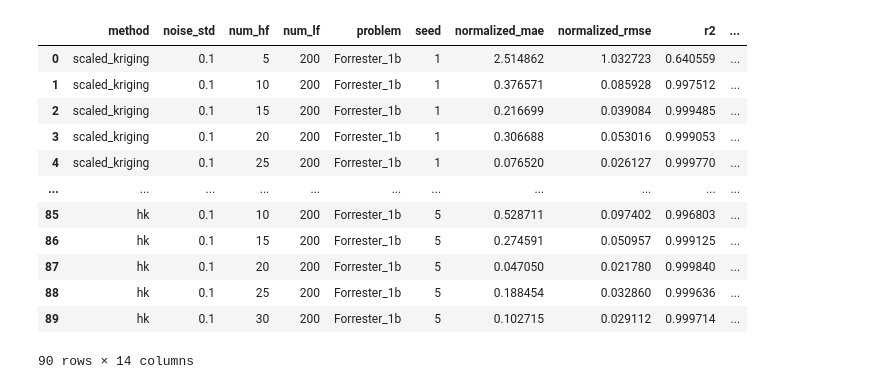
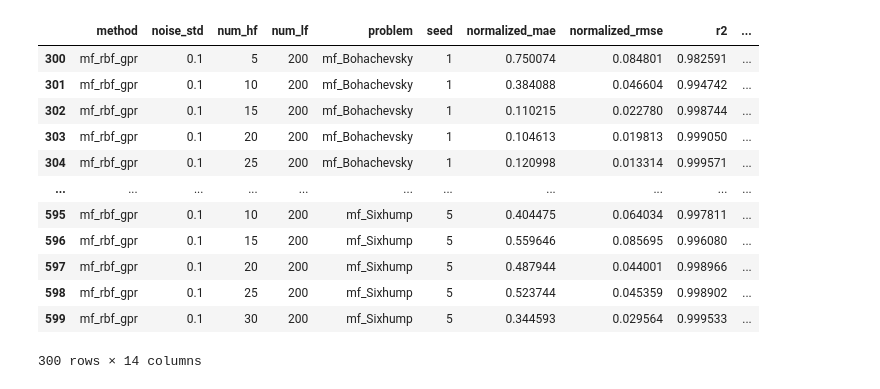
Before and after one commit to bessagroup/mfbml, a Jupyter notebook: studies/gpr_comprehensive_experiments/all_methods_noise/lf200/results_analysis_ablation.ipynb, the cells around one changed output. Saved outputs shown, nothing was run; the diff lists cells and outputs as text; code cells hidden in the pictures.

```diff
--- a/studies/gpr_comprehensive_experiments/all_methods_noise/lf200/results_analysis_ablation.ipynb
+++ b/studies/gpr_comprehensive_experiments/all_methods_noise/lf200/results_analysis_ablation.ipynb
@@ -14,19 +14,3 @@ outputs = pd.read_csv('exp_mf_rbf_gpr_results_output.csv', index_col=0)
 
 # merge the inputs and outputs
 results = pd.concat([inputs, outputs], axis=1)
-# %%
-results
-# %% [output]
-|  | method | noise_std | num_hf | num_lf | problem | seed | normalized_mae | normalized_rmse | r2 | ... |
-| 0 | scaled_kriging | 0.1 | 5 | 200 | Forrester_1b | 1 | 2.514862 | 1.032723 | 0.640559 | ... |
-| 1 | scaled_kriging | 0.1 | 10 | 200 | Forrester_1b | 1 | 0.376571 | 0.085928 | 0.997512 | ... |
-| 2 | scaled_kriging | 0.1 | 15 | 200 | Forrester_1b | 1 | 0.216699 | 0.039084 | 0.999485 | ... |
-| 3 | scaled_kriging | 0.1 | 20 | 200 | Forrester_1b | 1 | 0.306688 | 0.053016 | 0.999053 | ... |
-| 4 | scaled_kriging | 0.1 | 25 | 200 | Forrester_1b | 1 | 0.076520 | 0.026127 | 0.999770 | ... |
-| ... | ... | ... | ... | ... | ... | ... | ... | ... | ... | ... |
-| 85 | hk | 0.1 | 10 | 200 | Forrester_1b | 5 | 0.528711 | 0.097402 | 0.996803 | ... |
-| 86 | hk | 0.1 | 15 | 200 | Forrester_1b | 5 | 0.274591 | 0.050957 | 0.999125 | ... |
-| 87 | hk | 0.1 | 20 | 200 | Forrester_1b | 5 | 0.047050 | 0.021780 | 0.999840 | ... |
-| 88 | hk | 0.1 | 25 | 200 | Forrester_1b | 5 | 0.188454 | 0.032860 | 0.999636 | ... |
-| 89 | hk | 0.1 | 30 | 200 | Forrester_1b | 5 | 0.102715 | 0.029112 | 0.999714 | ... |
-90 rows × 14 columns
@@ -38,3 +24,19 @@ cokriging_results = results[results['method'] == 'cokriging']
 hk_results = results[results['method'] == 'hk']
 scaled_kriging_results = results[results['method']
                                  == 'scaled_kriging']
+# %%
+mf_rbf_gpr_results
+# %% [output]
+|  | method | noise_std | num_hf | num_lf | problem | seed | normalized_mae | normalized_rmse | r2 | ... |
+| 300 | mf_rbf_gpr | 0.1 | 5 | 200 | mf_Bohachevsky | 1 | 0.750074 | 0.084801 | 0.982591 | ... |
+| 301 | mf_rbf_gpr | 0.1 | 10 | 200 | mf_Bohachevsky | 1 | 0.384088 | 0.046604 | 0.994742 | ... |
+| 302 | mf_rbf_gpr | 0.1 | 15 | 200 | mf_Bohachevsky | 1 | 0.110215 | 0.022780 | 0.998744 | ... |
+| 303 | mf_rbf_gpr | 0.1 | 20 | 200 | mf_Bohachevsky | 1 | 0.104613 | 0.019813 | 0.999050 | ... |
+| 304 | mf_rbf_gpr | 0.1 | 25 | 200 | mf_Bohachevsky | 1 | 0.120998 | 0.013314 | 0.999571 | ... |
+| ... | ... | ... | ... | ... | ... | ... | ... | ... | ... | ... |
+| 595 | mf_rbf_gpr | 0.1 | 10 | 200 | mf_Sixhump | 5 | 0.404475 | 0.064034 | 0.997811 | ... |
+| 596 | mf_rbf_gpr | 0.1 | 15 | 200 | mf_Sixhump | 5 | 0.559646 | 0.085695 | 0.996080 | ... |
+| 597 | mf_rbf_gpr | 0.1 | 20 | 200 | mf_Sixhump | 5 | 0.487944 | 0.044001 | 0.998966 | ... |
+| 598 | mf_rbf_gpr | 0.1 | 25 | 200 | mf_Sixhump | 5 | 0.523744 | 0.045359 | 0.998902 | ... |
+| 599 | mf_rbf_gpr | 0.1 | 30 | 200 | mf_Sixhump | 5 | 0.344593 | 0.029564 | 0.999533 | ... |
+300 rows × 14 columns
```
Also changed, not shown: parts of 8 cells of this notebook, 13 other files.
